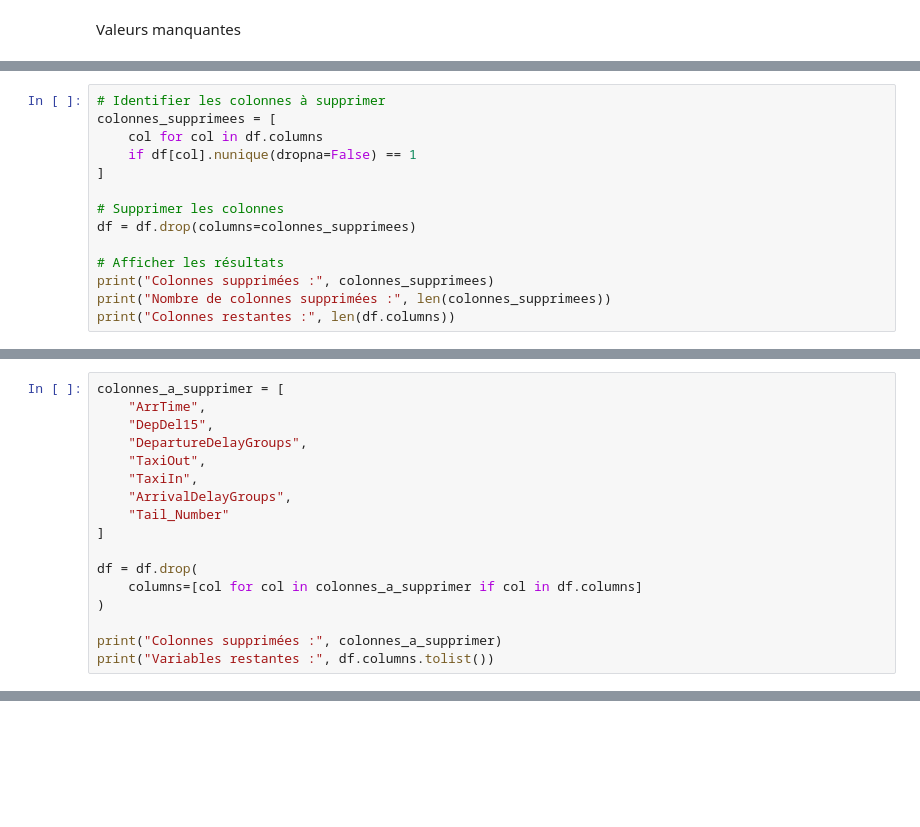
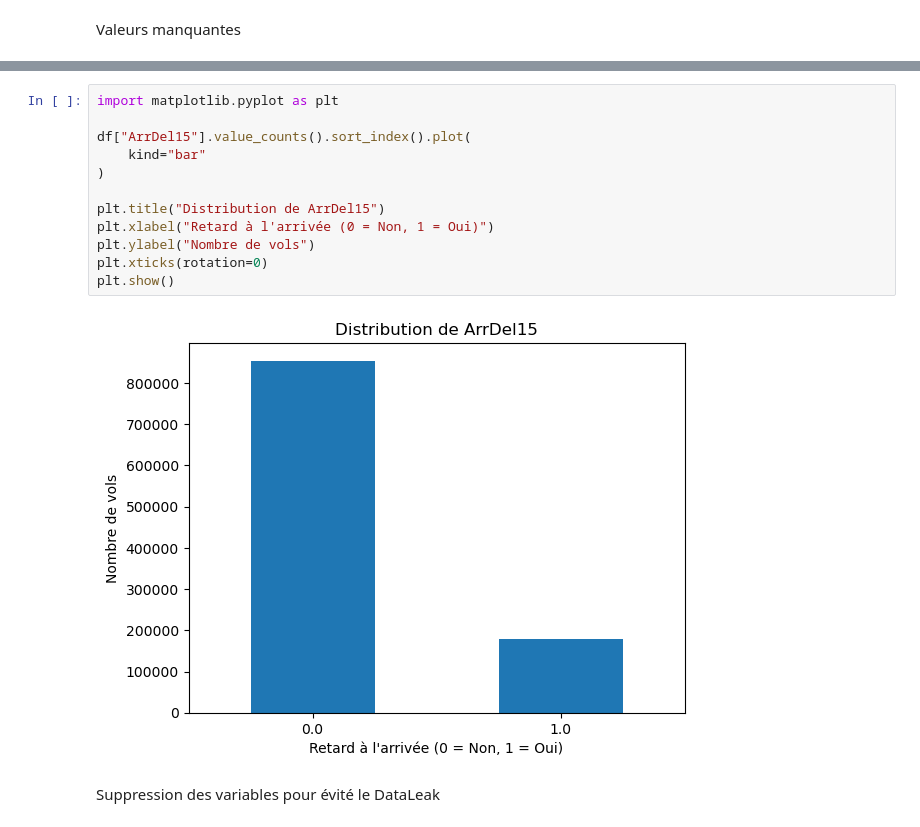
Before and after one commit to seguinx/Projet_Pr-diction_Avion-_retard, a Jupyter notebook: PROJET/Dataset/preselection.ipynb, the cells around one changed output, grey strips where cells are left out. Saved outputs shown, nothing was run; the diff lists cells and outputs as text; blank space fills up the shorter version.

```diff
--- a/PROJET/Dataset/preselection.ipynb
+++ b/PROJET/Dataset/preselection.ipynb
@@ -197,14 +77,0 @@ Suppression des colonnes constantes
-# %%
-# Identifier les colonnes à supprimer
-colonnes_supprimees = [
-    col for col in df.columns
-    if df[col].nunique(dropna=False) == 1
-]
-
-# Supprimer les colonnes
-df = df.drop(columns=colonnes_supprimees)
-
-# Afficher les résultats
-print("Colonnes supprimées :", colonnes_supprimees)
-print("Nombre de colonnes supprimées :", len(colonnes_supprimees))
-print("Colonnes restantes :", len(df.columns))
@@ -243,17 +77,0 @@ Suppression des variables a risque
-# %%
-colonnes_a_supprimer = [
-    "ArrTime",
-    "DepDel15",
-    "DepartureDelayGroups",
-    "TaxiOut",
-    "TaxiIn",
-    "ArrivalDelayGroups",
-    "Tail_Number"
-]
-
-df = df.drop(
-    columns=[col for col in colonnes_a_supprimer if col in df.columns]
-)
-
-print("Colonnes supprimées :", colonnes_a_supprimer)
-print("Variables restantes :", df.columns.tolist())
@@ -291,0 +150,16 @@ Dataset sauvegardé ici : c:\Users\segui\OneDrive\Documents\GitHub\Projet_Prédi
+# %%
+import matplotlib.pyplot as plt
+
+df["ArrDel15"].value_counts().sort_index().plot(
+    kind="bar"
+)
+
+plt.title("Distribution de ArrDel15")
+plt.xlabel("Retard à l'arrivée (0 = Non, 1 = Oui)")
+plt.ylabel("Nombre de vols")
+plt.xticks(rotation=0)
+plt.show()
+# %% [output]
+[figure, added]
+# %% [markdown]
+Suppression des variables pour évité le DataLeak
```
Also changed, not shown: parts of 124 cells of this notebook, 12 other files.
